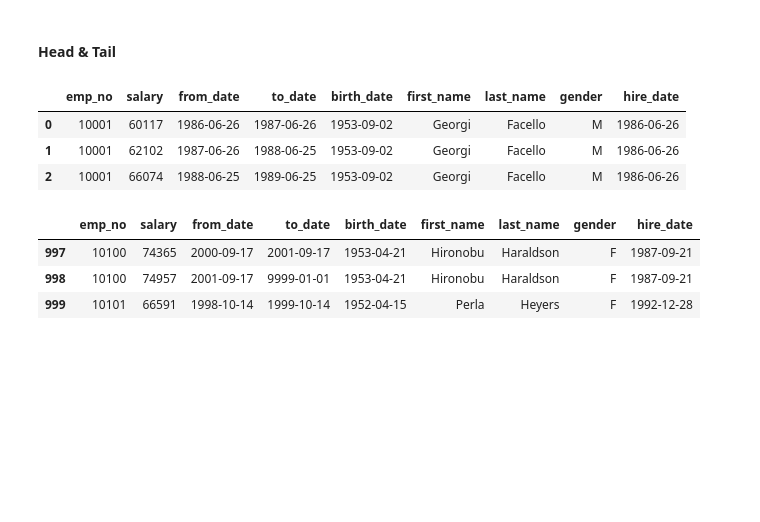
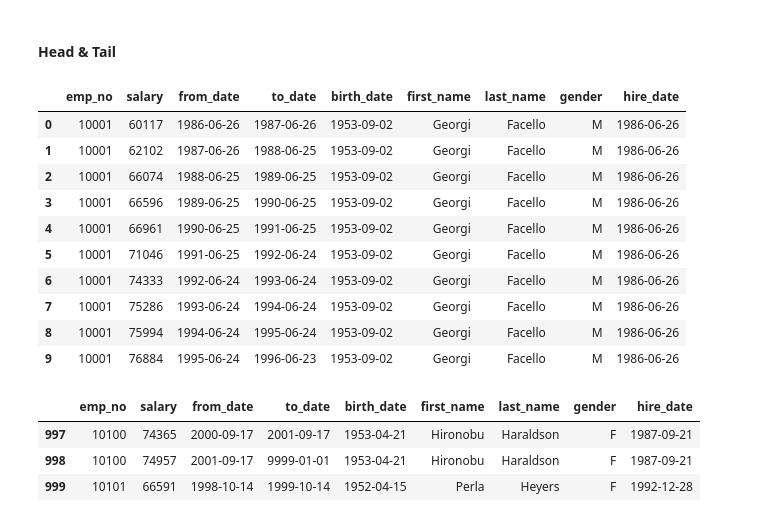
Before and after one commit to BrianFG/basic-pandas, a Jupyter notebook: jupyter/src/pandas.ipynb, the cells around one changed output. Saved outputs shown, nothing was run; the diff lists cells and outputs as text; code cells hidden in the pictures; blank space fills up the shorter version.

```diff
--- a/jupyter/src/pandas.ipynb
+++ b/jupyter/src/pandas.ipynb
@@ -10,4 +10,4 @@ import datetime
 # %% [markdown]
 - Reading CSV
 # %%
-salaries_df = pd.read_csv('salaries.csv')
+salaries_df = pd.read_csv('./salaries.csv')
@@ -31,12 +47,19 @@ Both of them are faster than CSV reading, and preserve the value types
 # %% [markdown]
 #### Head & Tail
 # %%
-salaries_df.head(3)
+salaries_df.head(10)
 # %% [output]
 |  | emp_no | salary | from_date | to_date | birth_date | first_name | last_name | gender | hire_date |
 | 0 | 10001 | 60117 | 1986-06-26 | 1987-06-26 | 1953-09-02 | Georgi | Facello | M | 1986-06-26 |
 | 1 | 10001 | 62102 | 1987-06-26 | 1988-06-25 | 1953-09-02 | Georgi | Facello | M | 1986-06-26 |
 | 2 | 10001 | 66074 | 1988-06-25 | 1989-06-25 | 1953-09-02 | Georgi | Facello | M | 1986-06-26 |
+| 3 | 10001 | 66596 | 1989-06-25 | 1990-06-25 | 1953-09-02 | Georgi | Facello | M | 1986-06-26 |
+| 4 | 10001 | 66961 | 1990-06-25 | 1991-06-25 | 1953-09-02 | Georgi | Facello | M | 1986-06-26 |
+| 5 | 10001 | 71046 | 1991-06-25 | 1992-06-24 | 1953-09-02 | Georgi | Facello | M | 1986-06-26 |
+| 6 | 10001 | 74333 | 1992-06-24 | 1993-06-24 | 1953-09-02 | Georgi | Facello | M | 1986-06-26 |
+| 7 | 10001 | 75286 | 1993-06-24 | 1994-06-24 | 1953-09-02 | Georgi | Facello | M | 1986-06-26 |
+| 8 | 10001 | 75994 | 1994-06-24 | 1995-06-24 | 1953-09-02 | Georgi | Facello | M | 1986-06-26 |
+| 9 | 10001 | 76884 | 1995-06-24 | 1996-06-23 | 1953-09-02 | Georgi | Facello | M | 1986-06-26 |
 # %%
 salaries_df.tail(3)
 # %% [output]
```
Also changed, not shown: parts of 9 cells of this notebook, 1 other file.
